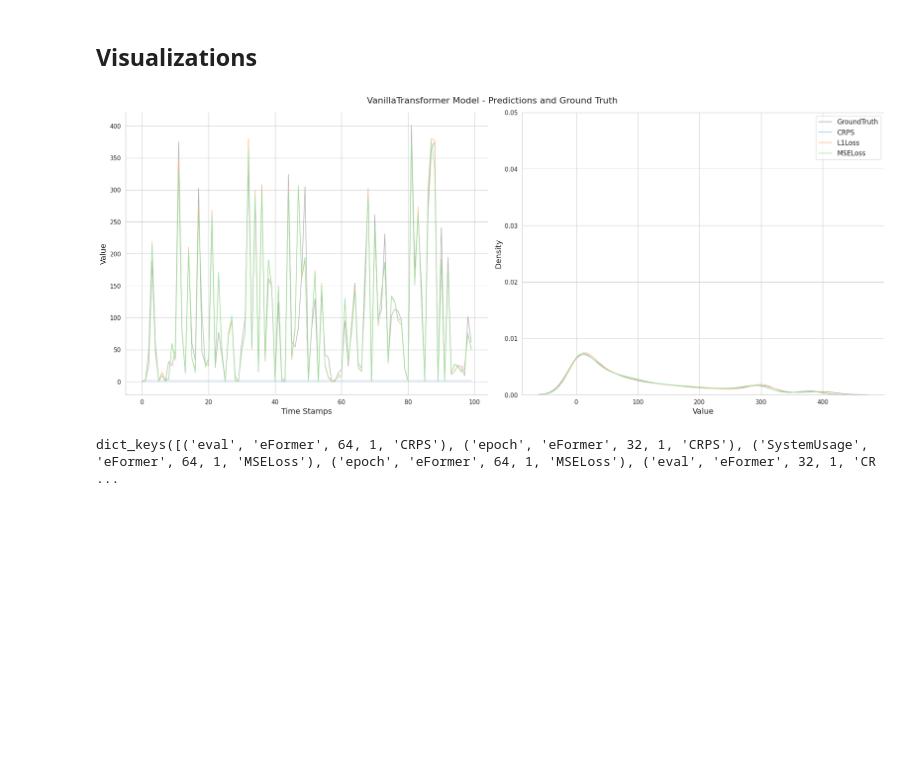
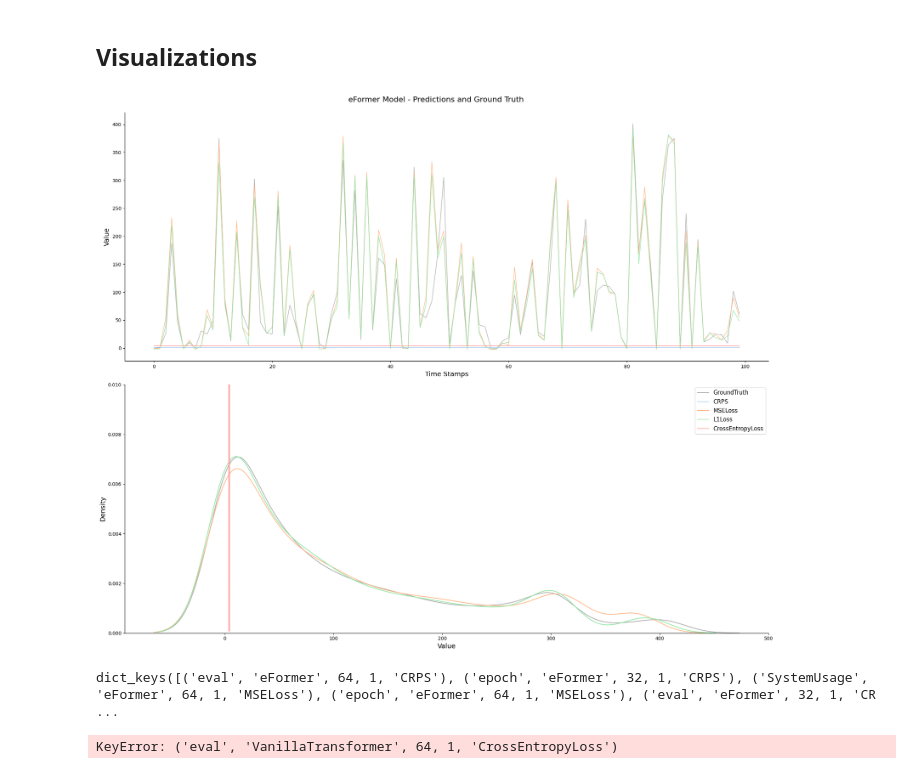
Before and after one commit to janbesler/Masterarbeit, a Jupyter notebook: src/3_Visualizations.ipynb, the cells around one changed output. Cells and saved outputs as stored; diff of their text form; code cells hidden in the pictures; blank space fills up the shorter version.

Commit message:
updated Graphs

```diff
--- a/src/3_Visualizations.ipynb
+++ b/src/3_Visualizations.ipynb
@@ -572,7 +572,7 @@ def eval_df_with_kde(model, data_frames, exclude_loss_functions=[]):
     color_dict = {col: color for col, color in zip(columns_to_plot, palette)}
 
     # Plotting
-    fig, ax = plt.subplots(1, 2, figsize=(20, 8))
+    fig, ax = plt.subplots(2,1, figsize=(20, 16))
 
     # Time Series plot
     # Plot "GroundTruth" first so it's in the legend
@@ -580,36 +580,36 @@ def eval_df_with_kde(model, data_frames, exclude_loss_functions=[]):
                  label='GroundTruth', color=ground_truth_color, linewidth=1)
     for column in columns_to_plot:
         sns.lineplot(ax=ax[0], x=range(len(aggregated_df[:100])), y=aggregated_df[:100][column],
                      label=column, color=color_dict[column], linewidth=1)
     ax[0].set_xlabel('Time Stamps', fontsize=14)
     ax[0].set_ylabel('Value', fontsize=14)
     ax[0].legend().set_visible(False)  # Explicitly hide the legend
 
     sns.despine(ax=ax[0])  # Remove spines on right and top side
 
     # KDE plot
     # Plot "GroundTruth" KDE first so it's in the legend
     sns.kdeplot(ax=ax[1], data=aggregated_df['GroundTruth'], label='GroundTruth', color=ground_truth_color)
     for column in columns_to_plot:
         sns.kdeplot(ax=ax[1], data=aggregated_df[column], label=column, color=color_dict[column])
-    ax[1].set_ylim([0, 0.05])
+    ax[1].set_ylim([0, 0.01])
     ax[1].set_xlabel('Value', fontsize=14)
     ax[1].set_ylabel('Density', fontsize=14)
     ax[1].legend(title_fontsize='13', fontsize='12')
 
     sns.despine(ax=ax[1])  # Remove spines on right and top side
 
     plt.tight_layout()  # Prevent overlapping
 
     # Set a title for the whole figure
     fig.suptitle(f'{model} Model - Predictions and Ground Truth', fontsize=16, y=1.02)
     plt.savefig(f'../graphs/results/{model}_model_analysis.png', dpi=600, bbox_inches='tight')
     plt.show()
 
 # Example usage:
-eval_df_with_kde('VanillaTransformer', DL_dfs, exclude_loss_functions=[])
+eval_df_with_kde('eFormer', DL_dfs, exclude_loss_functions=[])
 # %% [output]
-[figure, old version]
+[figure, new version]
 # %%
 DL_dfs.keys()
 # %% [output]
@@ -618,0 +619,4 @@ DL_dfs[('eval', 'VanillaTransformer', 64, 1, 'L1Loss')]['Predictions'] = DL_dfs[
+# %%
+DL_dfs[('eval', 'VanillaTransformer', 64, 1, 'CrossEntropyLoss')]['Predictions']
+# %% [output]
+KeyError: ('eval', 'VanillaTransformer', 64, 1, 'CrossEntropyLoss')
```
Also changed, not shown: parts of 1 cell of this notebook, 4 other files.
